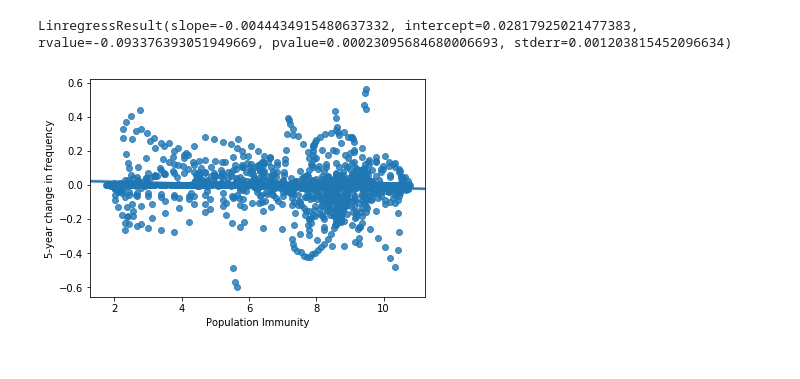
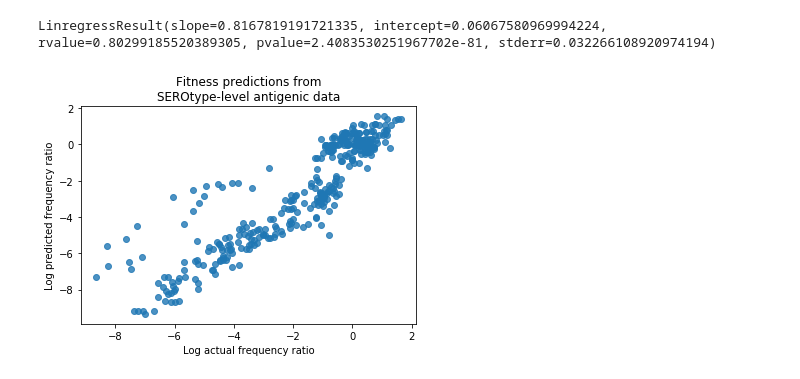
Before and after one commit to blab/dengue-antigenic-dynamics, a Jupyter notebook: scripts/frequencies/population-immunity/modularized-clade-exposure.ipynb, the cells around one changed output. Saved outputs shown, nothing was run; the diff lists cells and outputs as text; code cells hidden in the pictures.

Commit message:
Functional checkpoint -- predict frequency changes from population exposure

```diff
--- a/scripts/frequencies/population-immunity/modularized-clade-exposure.ipynb
+++ b/scripts/frequencies/population-immunity/modularized-clade-exposure.ipynb
@@ -139,30 +187,0 @@ def calc_population_exposure(i, gamma, sigma, all_clades,
-# %%
-# genotypes that have reached at least 10% frequency at some point
-antigenic_clades = genotype_clades
-informative_clades = [i for i in antigenic_clades if frequencies[i].max() >= 0.1]
-
-antigenic_clade_exposure = {i:pd.DataFrame(calc_population_exposure(i, -0.125, -0.15, antigenic_clades),
-                                           index=informative_pivots, columns=['population_exposure'])
-                            for i in informative_clades}
-
-pooled_exposure = []
-pooled_delta_f = []
-
-for i, exposure in antigenic_clade_exposure.items():
-    valid_pivots = delta_frequencies.index
-    exposure = exposure.loc[exposure.index.isin(valid_pivots)]
-    exposure['delta_frequency'] = delta_frequencies[i]
-    antigenic_clade_exposure[i] = exposure
-
-    pooled_exposure += exposure['population_exposure'].tolist()
-    pooled_delta_f += exposure['delta_frequency'].tolist()
-
-pooled_fit = stats.linregress(pooled_exposure, pooled_delta_f)
-print pooled_fit
-sns.regplot(pd.Series(pooled_exposure), pd.Series(pooled_delta_f))
-plt.xlabel('Population Immunity')
-plt.ylabel('5-year change in frequency')
-plt.show()
-# %% [output]
-LinregressResult(slope=-0.0044434915480637332, intercept=0.02817925021477383, rvalue=-0.093376393051949669, pvalue=0.00023095684680006693, stderr=0.001203815452096634)
-[figure, removed]
@@ -168,0 +199,47 @@ LinregressResult(slope=-0.0044434915480637332, intercept=0.02817925021477383, rv
+# %%
+geno_exposure = calc_all_population_exposure(gamma=-0.125, sigma=-0.15,
+                                             all_clades=genotype_clades,
+                                             antigenic_resolution='clade',
+                                             frequencies=frequencies,
+                                             pivots=pivots, ppy=ppy,
+                                             pivots_back=pivots_back,
+                                             informative_pivots=informative_pivots,
+                                             max_years_back=years_back,
+                                             informative_date_range=informative_date_range)
+
+sero_exposure = calc_all_population_exposure(gamma=-0.125, sigma=-0.15,
+                                             all_clades=genotype_clades,
+                                             antigenic_resolution='serotype',
+                                             frequencies=frequencies,
+                                             pivots=pivots, ppy=ppy,
+                                             pivots_back=pivots_back,
+                                             informative_pivots=informative_pivots,
+                                             max_years_back=years_back,
+                                             informative_date_range=informative_date_range)
+# %%
+genoAntRes_predicted_frequencies = predict_frequencies(geno_exposure, frequencies, years_forward)
+genoAntRes_predicted_frequency_ratio = get_frequency_ratio(pivots, pivots_forward,
+                                                           informative_date_range, genoAntRes_predicted_frequencies)
+
+seroAntRes_predicted_frequencies = predict_frequencies(sero_exposure, frequencies, years_forward)
+seroAntRes_predicted_frequency_ratio = get_frequency_ratio(pivots, pivots_forward,
+                                                       informative_date_range, seroAntRes_predicted_frequencies)
+
+shared_columns = genoAntRes_predicted_frequency_ratio.columns.values
+actual_frequency_ratio = actual_frequency_ratio[shared_columns]
+# %%
+x = actual_frequency_ratio.values.flatten()
+y = seroAntRes_predicted_frequency_ratio.values.flatten()
+
+mask = ~np.isnan(x) & ~np.isnan(y)
+
+sero_fit = stats.linregress(x[mask],y[mask])
+print sero_fit
+sns.regplot(np.log(x[mask]), np.log(y[mask]))
+plt.xlabel('Log actual frequency ratio')
+plt.ylabel('Log predicted frequency ratio')
+plt.title('Fitness predictions from\nSEROtype-level antigenic data')
+plt.show()
+# %% [output]
+LinregressResult(slope=0.8167819191721335, intercept=0.06067580969994224, rvalue=0.80299185520389305, pvalue=2.4083530251967702e-81, stderr=0.032266108920974194)
+[figure, added]
```
Also changed, not shown: parts of 17 cells of this notebook.
